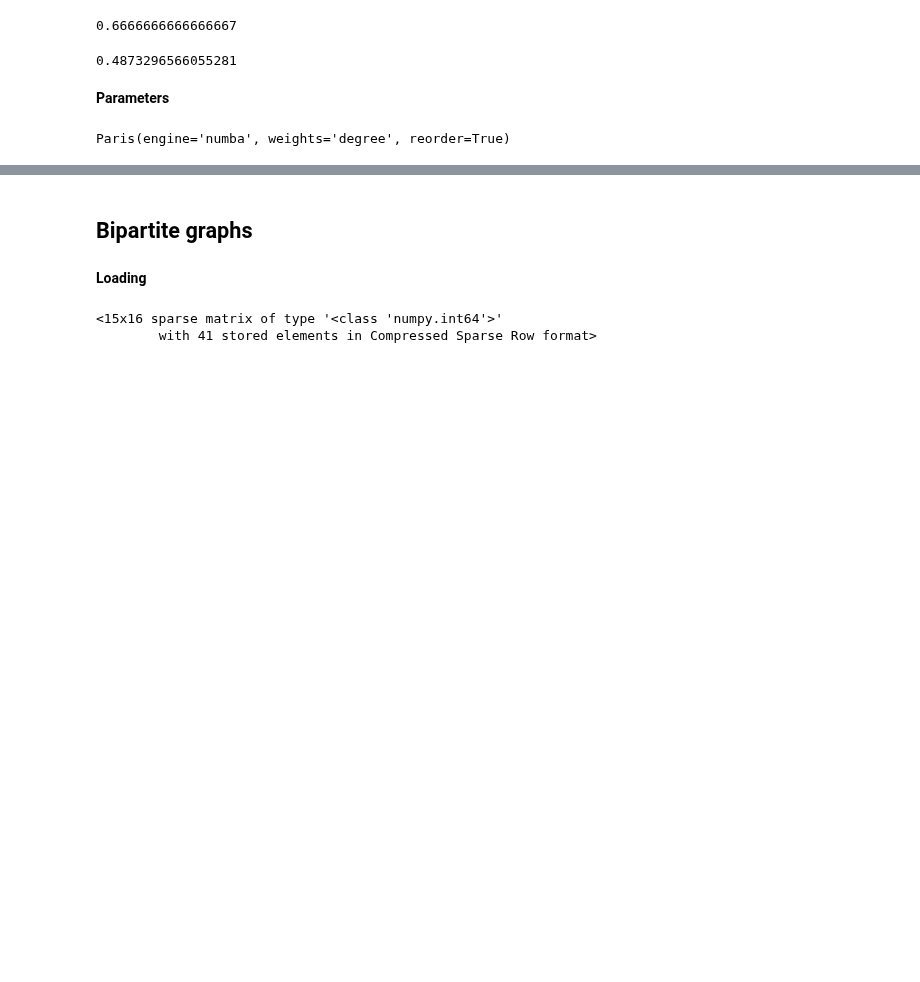
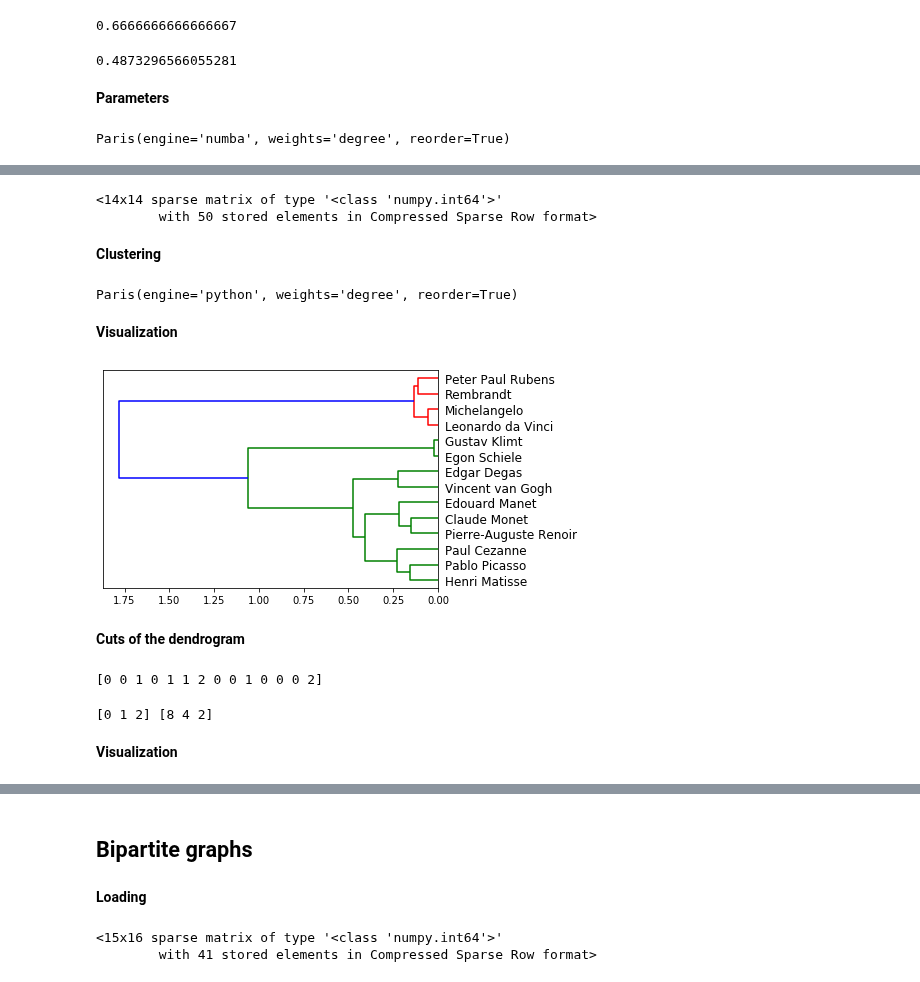
Before and after one commit to sknetwork-team/scikit-network, a Jupyter notebook: docs/tutorials/hierarchy/paris.ipynb, the cells around one changed output, grey strips where cells are left out. Drawn from its saved outputs; the diff is of its cells as text; code cells hidden in the pictures; blank space fills up the shorter version.

```diff
--- a/docs/tutorials/hierarchy/paris.ipynb
+++ b/docs/tutorials/hierarchy/paris.ipynb
@@ -89,0 +94,38 @@ Paris(engine='numba', weights='degree', reorder=True)
+# %%
+adjacency, names = skn.toy_graphs.painters(return_labels=True)
+adjacency
+# %% [output]
+<14x14 sparse matrix of type '<class 'numpy.int64'>'
+        with 50 stored elements in Compressed Sparse Row format>
+# %% [markdown]
+**Clustering**
+# %%
+paris = skn.hierarchy.Paris(engine='python')
+# %%
+paris.fit(adjacency)
+# %% [output]
+Paris(engine='python', weights='degree', reorder=True)
+# %%
+dendrogram = paris.dendrogram_
+# %% [markdown]
+**Visualization**
+# %%
+# Warning: If the image does not appear, run the cell again.
+_ = show_dendrogram(dendrogram, labels = list(names.values()), orientation = 'left')
+# %% [output]
+[figure, added]
+# %% [markdown]
+**Cuts of the dendrogram**
+# %%
+# cut with 3 clusters
+labels = skn.hierarchy.straight_cut(dendrogram, n_clusters = 3)
+print(labels)
+# %% [output]
+[0 0 1 0 1 1 2 0 0 1 0 0 0 2]
+# %%
+unique_labels, counts = np.unique(labels, return_counts = True)
+print(unique_labels, counts)
+# %% [output]
+[0 1 2] [8 4 2]
+# %% [markdown]
+**Visualization**
```
Also changed, not shown: parts of 8 cells of this notebook, 4 other files.
